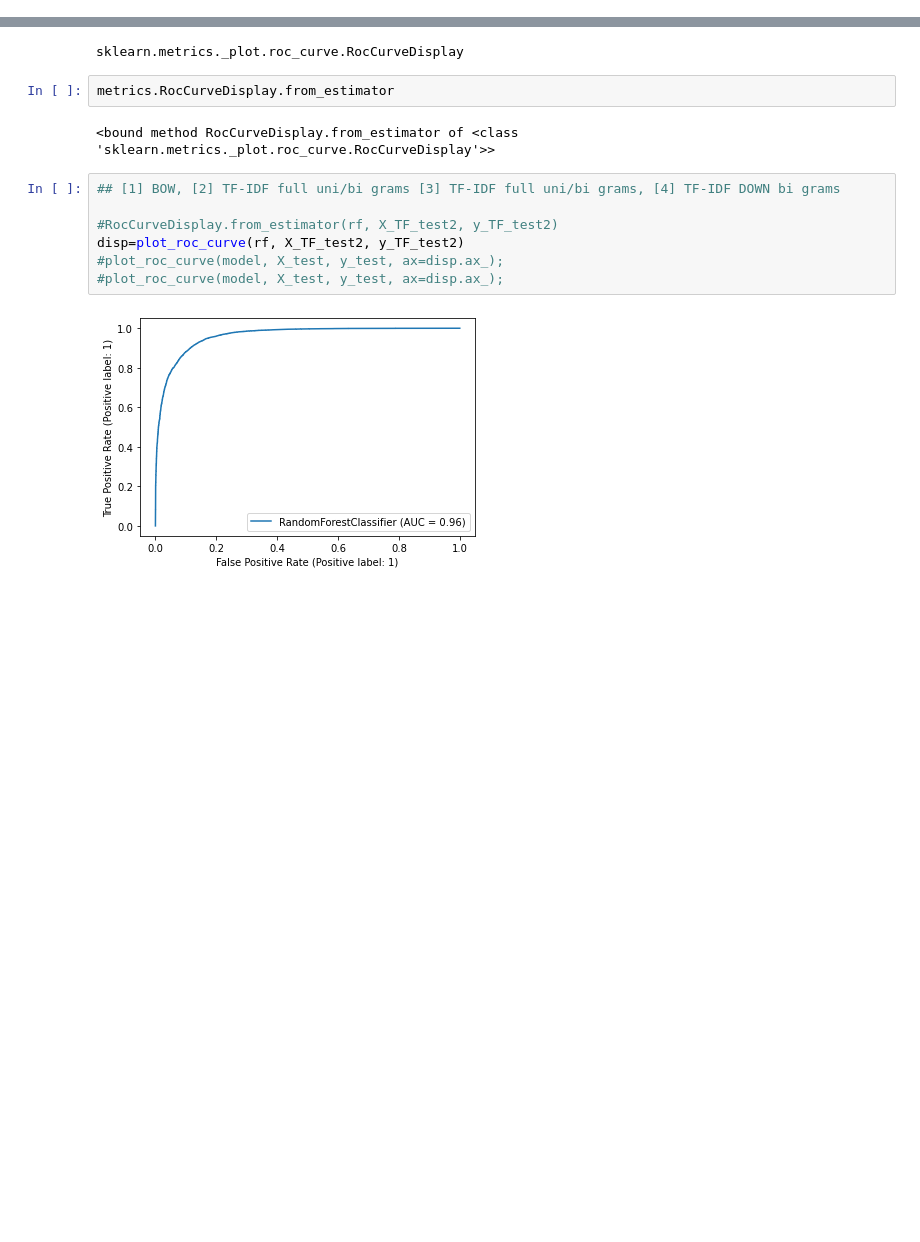
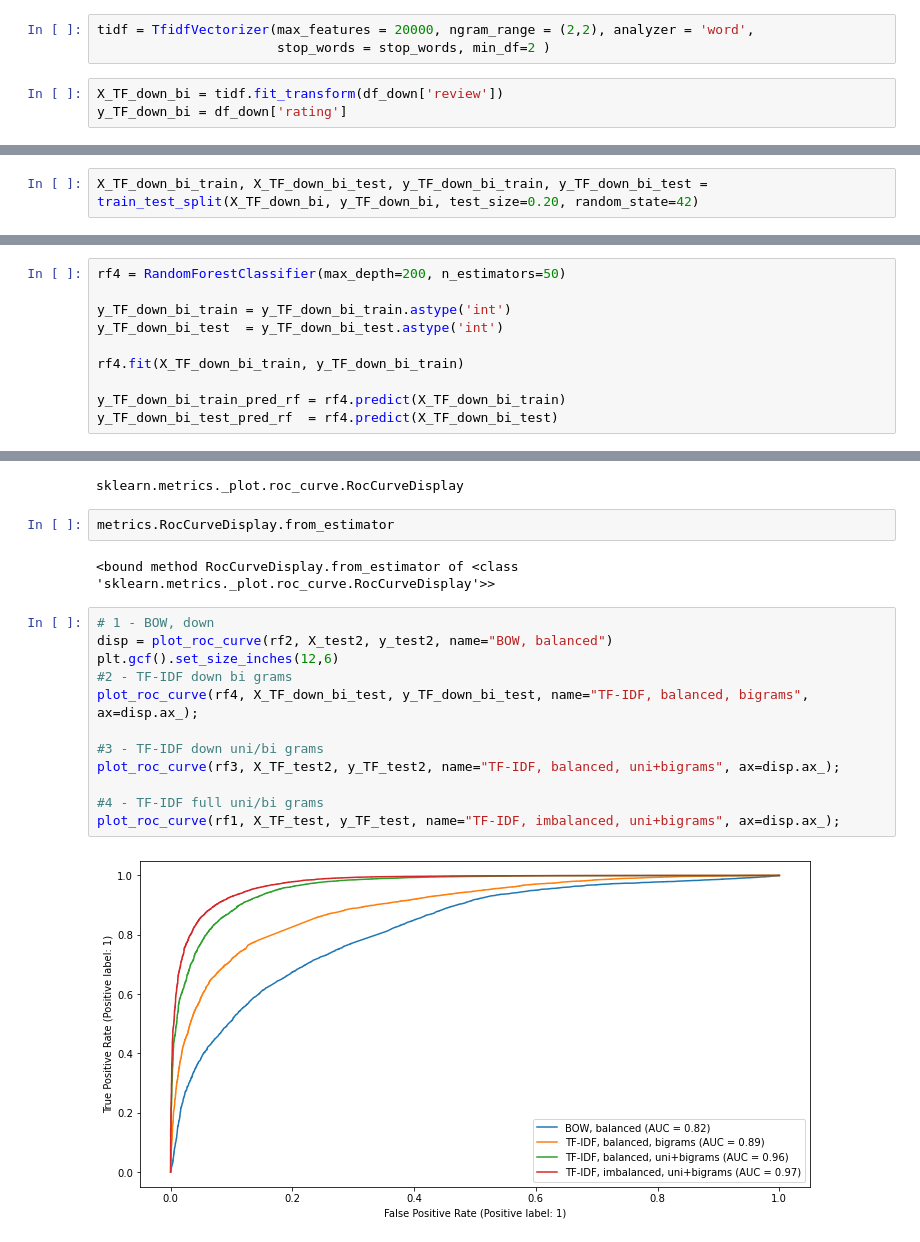
Before and after one commit to OdeliaAhdout/Drug-dataset, a Jupyter notebook: drugs_notebook.ipynb, the cells around one changed output, grey strips where cells are left out. Drawn from its saved outputs; the diff is of its cells as text; blank space fills up the shorter version.

```diff
--- a/drugs_notebook.ipynb
+++ b/drugs_notebook.ipynb
@@ -2208,0 +2239,6 @@ Confusion matrix for the test set
+# %%
+tidf = TfidfVectorizer(max_features = 20000, ngram_range = (2,2), analyzer = 'word',
+                       stop_words = stop_words, min_df=2 )
+# %%
+X_TF_down_bi = tidf.fit_transform(df_down['review'])
+y_TF_down_bi = df_down['rating']
@@ -2208,0 +2247,2 @@ Confusion matrix for the test set
+# %%
+X_TF_down_bi_train, X_TF_down_bi_test, y_TF_down_bi_train, y_TF_down_bi_test = train_test_split(X_TF_down_bi, y_TF_down_bi, test_size=0.20, random_state=42)
@@ -2208,0 +2255,10 @@ Confusion matrix for the test set
+# %%
+rf4 = RandomForestClassifier(max_depth=200, n_estimators=50)
+
+y_TF_down_bi_train = y_TF_down_bi_train.astype('int')
+y_TF_down_bi_test  = y_TF_down_bi_test.astype('int')
+
+rf4.fit(X_TF_down_bi_train, y_TF_down_bi_train)
+
+y_TF_down_bi_train_pred_rf = rf4.predict(X_TF_down_bi_train)
+y_TF_down_bi_test_pred_rf  = rf4.predict(X_TF_down_bi_test)
@@ -2269,16 +2329,21 @@ print(np.mean(cross_val_scores))
 metrics.RocCurveDisplay
 # %% [output]
 sklearn.metrics._plot.roc_curve.RocCurveDisplay
-# %%
-metrics.RocCurveDisplay.from_estimator
-# %% [output]
-<bound method RocCurveDisplay.from_estimator of <class 'sklearn.metrics._plot.roc_curve.RocCurveDisplay'>>
-# %%
-## [1] BOW, [2] TF-IDF full uni/bi grams [3] TF-IDF full uni/bi grams, [4] TF-IDF DOWN bi grams
-
-#RocCurveDisplay.from_estimator(rf, X_TF_test2, y_TF_test2)
-disp=plot_roc_curve(rf, X_TF_test2, y_TF_test2)
-#plot_roc_curve(model, X_test, y_test, ax=disp.ax_);
-#plot_roc_curve(model, X_test, y_test, ax=disp.ax_);
-# %% [output]
-[figure, removed]
+# %%
+metrics.RocCurveDisplay.from_estimator
+# %% [output]
+<bound method RocCurveDisplay.from_estimator of <class 'sklearn.metrics._plot.roc_curve.RocCurveDisplay'>>
+# %%
+# 1 - BOW, down
+disp = plot_roc_curve(rf2, X_test2, y_test2, name="BOW, balanced")
+plt.gcf().set_size_inches(12,6)
+#2 - TF-IDF down bi grams
+plot_roc_curve(rf4, X_TF_down_bi_test, y_TF_down_bi_test, name="TF-IDF, balanced, bigrams", ax=disp.ax_);
+
+#3 - TF-IDF down uni/bi grams
+plot_roc_curve(rf3, X_TF_test2, y_TF_test2, name="TF-IDF, balanced, uni+bigrams", ax=disp.ax_);
+
+#4 - TF-IDF full uni/bi grams
+plot_roc_curve(rf1, X_TF_test, y_TF_test, name="TF-IDF, imbalanced, uni+bigrams", ax=disp.ax_);
+# %% [output]
+[figure, added]
```
Also changed, not shown: parts of 58 cells of this notebook.
